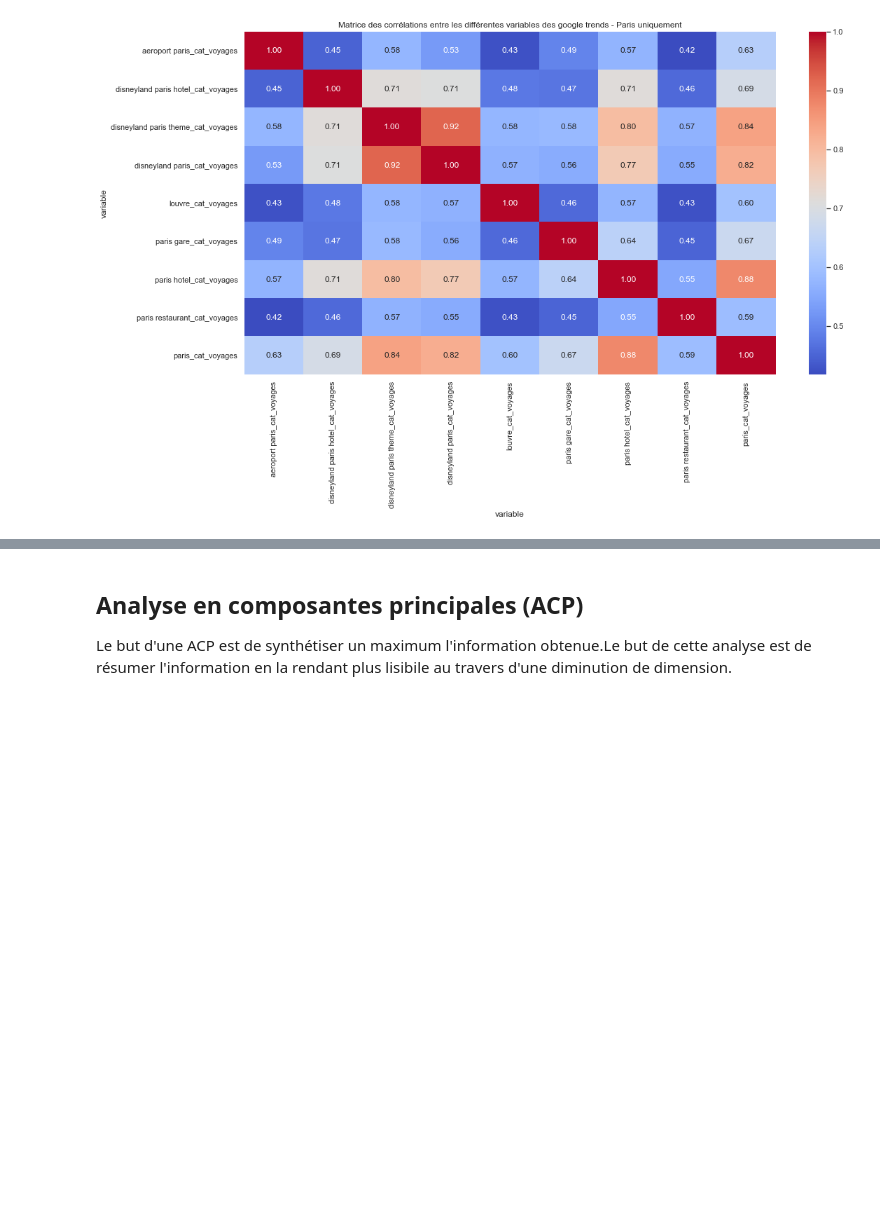
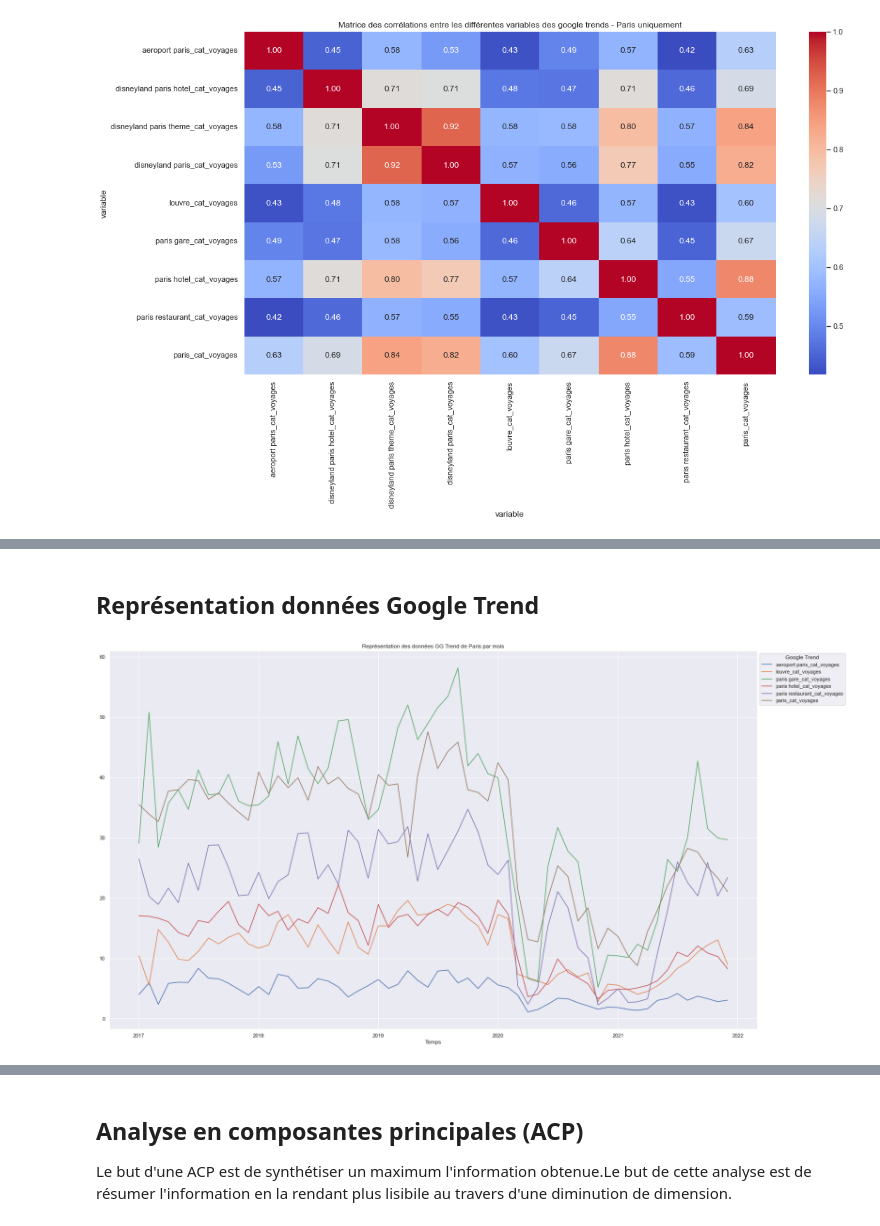
Before and after one commit to julienowack/stat_app, a Jupyter notebook: google_trend.ipynb, the cells around one changed output, grey strips where cells are left out. Cells and saved outputs as stored; diff of their text form; code cells hidden in the pictures; blank space fills up the shorter version.

```diff
--- a/google_trend.ipynb
+++ b/google_trend.ipynb
@@ -70,0 +174,27 @@ Text(0.5, 1.0, 'Matrice des corrélations entre les différentes variables des g
+# %% [markdown]
+## Représentation données Google Trend
+# %%
+x = df_gt_paris2["Year-Month"]
+y1 = df_gt_paris2["aeroport paris_cat_voyages"]
+y5 = df_gt_paris2["louvre_cat_voyages"]
+y6 = df_gt_paris2["paris gare_cat_voyages"]
+y7 = df_gt_paris2["paris hotel_cat_voyages"]
+y8 = df_gt_paris2["paris restaurant_cat_voyages"]
+y9 = df_gt_paris2["paris_cat_voyages"]
+
+
+fig = plt.figure(1, figsize=(25, 15))
+plt.plot(x, y1, label="aeroport paris_cat_voyages")
+plt.plot(x, y5, label="louvre_cat_voyages")
+plt.plot(x, y6, label="paris gare_cat_voyages")
+plt.plot(x, y7, label="paris hotel_cat_voyages")
+plt.plot(x, y8, label="paris restaurant_cat_voyages")
+plt.plot(x, y9, label="paris_cat_voyages")
+
+plt.legend(title="Google Trend", loc = 2, bbox_to_anchor = (1,1))
+plt.title("Représentation des données GG Trend de Paris par mois")
+plt.xlabel('Temps')
+
+plt.show()
+# %% [output]
+[figure, added]
```
Also changed, not shown: parts of 14 cells of this notebook.
